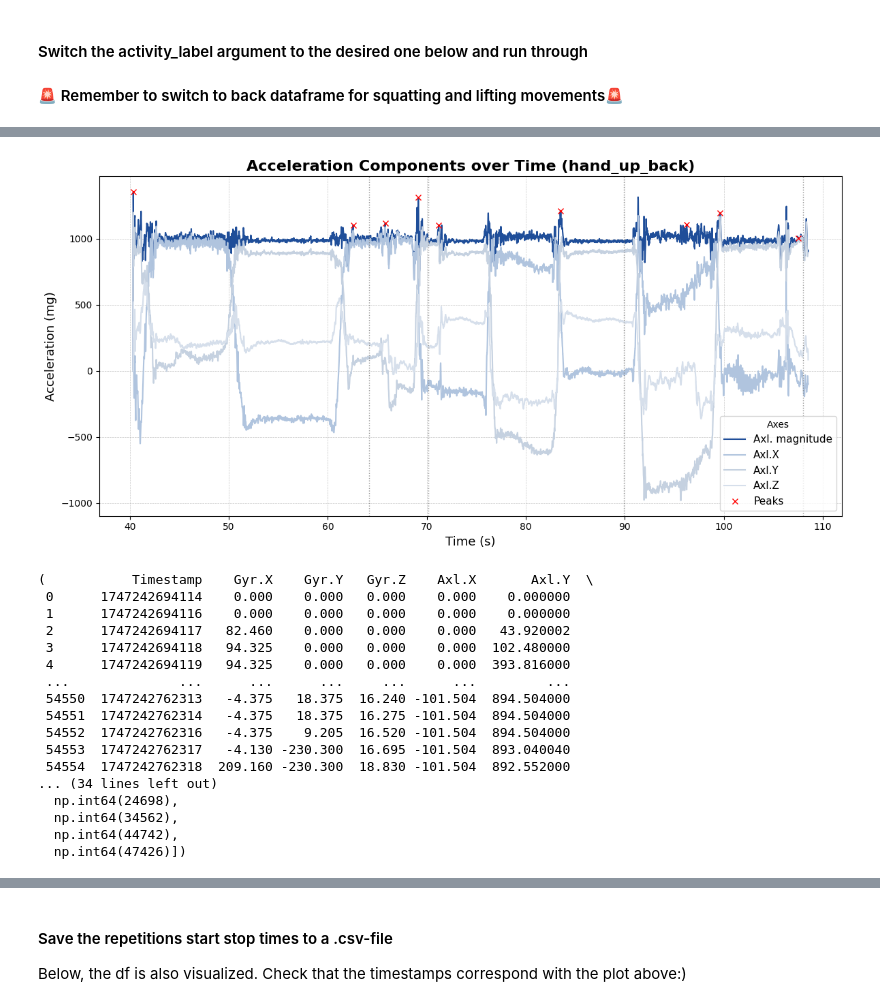
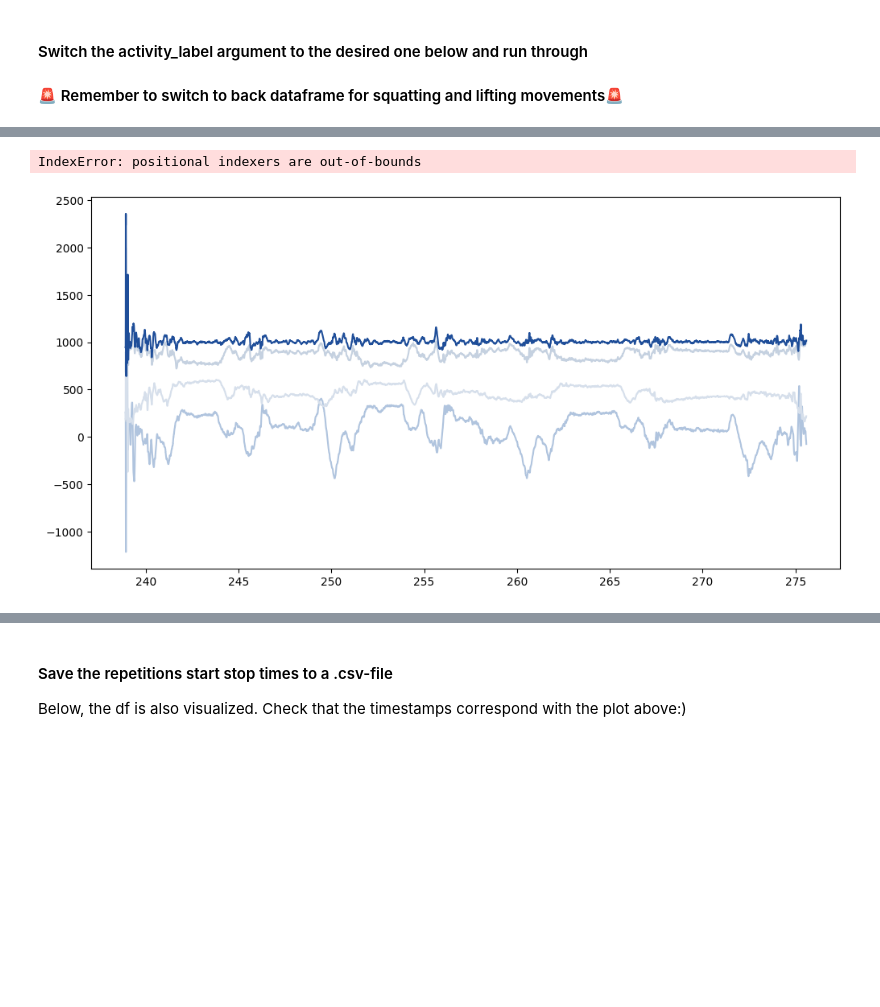
Before and after one commit to johanneloet/MasterV26, a Jupyter notebook: labeling_pipeline.ipynb, the cells around one changed output, grey strips where cells are left out. Cells and saved outputs as stored; diff of their text form; code cells hidden in the pictures; blank space fills up the shorter version.

```diff
--- a/labeling_pipeline.ipynb
+++ b/labeling_pipeline.ipynb
@@ -307,5 +357,7 @@ start_stop_df = start_stop_df.drop(start_stop_df[start_stop_df['label'] == 'idle
 start_stop_df.to_csv(output_dir / "start_stop_labels.csv")
 
 # label both arm and back files
-_, labeled_arm_path = apply_corrected_labels(new_time_file=fixed_time_arm_path, start_stop_csv_path=output_dir / "start_stop_labels.csv")
-_, labeled_back_path = apply_corrected_labels(new_time_file=fixed_time_back_path, start_stop_csv_path=output_dir / "start_stop_labels.csv")
+_, labeled_larm_path = apply_corrected_labels(new_time_file=fixed_time_larm, start_stop_csv_path=output_dir / "start_stop_labels.csv")
+_, labeled_rarm_path = apply_corrected_labels(new_time_file=fixed_time_rarm, start_stop_csv_path=output_dir / "start_stop_labels.csv")
+_, labeled_lb_path = apply_corrected_labels(new_time_file=fixed_time_lb, start_stop_csv_path=output_dir / "start_stop_labels.csv")
+_, labeled_ub_path = apply_corrected_labels(new_time_file=fixed_time_ub, start_stop_csv_path=output_dir / "start_stop_labels.csv")
@@ -426,32 +469,19 @@ imu_columns = ["Axl.X", "Axl.Y", "Axl.Z",
 
 fsr_columns = [f"Fsr.{str(sensor).zfill(2)}" for sensor in range(1, 17)]
 
-df_filtered_arm, path_arm_filtered = median_filter_medfilt(outpath_arm_no_idle, imu_columns, kernel_size=21)
-df_filtered_back, path_back_filtered = median_filter_medfilt(outpath_back_no_idle, imu_columns, kernel_size=21)
+df_filtered_rarm, path_rarm_filtered = median_filter_medfilt(outpath_rarm_no_idle, imu_columns, kernel_size=21)
+df_filtered_larm, path_back_larm = median_filter_medfilt(outpath_larm_no_idle, imu_columns, kernel_size=21)
+df_filtered_lb, path_lb_filtered = median_filter_medfilt(outpath_lb_no_idle, imu_columns, kernel_size=21)
+df_filtered_ub, path_back_ub = median_filter_medfilt(outpath_ub_no_idle, imu_columns, kernel_size=21)
 
-#df_filtered_left, path_left_filtered = median_filter_medfilt(outpath_left_no_idle, fsr_columns, 9)
-#df_filtered_right, path_right_filtered = median_filter_medfilt(outpath_right_no_idle, fsr_columns, 9)
+df_filtered_lsole, path_lsole_filtered = median_filter_medfilt(outpath_lsole_no_idle, fsr_columns, kernel_size=9)
+df_filtered_rsole, path_rsole_filtered = median_filter_medfilt(outpath_rsole_no_idle, fsr_columns, kernel_size=9)
 
-# df_filtered_left = df_filtered_left.drop(columns=imu_columns)
-# df_filtered_right = df_filtered_right.drop(columns=imu_columns)
+df_filtered_lsole = df_filtered_lsole.drop(columns=imu_columns)
+df_filtered_rsole = df_filtered_rsole.drop(columns=imu_columns)
 
-# df_filtered_left.to_csv(f"{path_left_filtered.rstrip('.csv')}_drop_imu.csv")
-# df_filtered_right.to_csv(f"{path_right_filtered.rstrip('.csv')}_drop_imu.csv")
-
-
-#before_filter_df = pd.read_csv(outpath_right_no_idle)
-
-# # compare pressure data before and after.
-# for fsr in fsr_columns:
-#     plt.figure(figsize=(12, 6))  # ⬅️ wider figure (increase first number)
-#     plt.plot(before_filter_df['ReconstructedTime'], before_filter_df[fsr], label='Before Filter')
-#     plt.plot(df_filtered_right['ReconstructedTime'], df_filtered_right[fsr], label='After Filter')
-#     plt.xlabel('Time')
-
-#     plt.ylabel(f'Pressure {fsr}')
-#     plt.legend()
-#     plt.title('Comparison of fsr data before and after median filter')
-#     plt.show()
+df_filtered_lsole.to_csv(f"{path_lsole_filtered.rstrip('.csv')}_drop_imu.csv")
+df_filtered_rsole.to_csv(f"{path_rsole_filtered.rstrip('.csv')}_drop_imu.csv")
 # %% [markdown]
 ### Find repetition IDs
 # %% [markdown]
@@ -509,5 +527,5 @@ df_filtered_right = pd.read_csv(right)
 # %%
 # we use the arm df from the previous cell
-activity_label = 'hands_up'
-_, peaks, peaks_mask = plot_activity_accelerations_peaks_and_magnitude(df_filtered_arm, activity_label, height=1100, distance=1100)
+activity_label = 'torso_twist'
+_, peaks, peaks_mask = plot_activity_accelerations_peaks_and_magnitude(df_filtered_lb, activity_label, height=900, distance=1100)
 # %% [output]
@@ -562,25 +594,9 @@ filtered_peaks_original
 # %%
 # plot again to see that everything aligns
 
-plot_activity_accelerations_peaks_and_magnitude(df_filtered_arm, activity_label, peak_indices=filtered_peaks)
+plot_activity_accelerations_peaks_and_magnitude(df_filtered_lb, activity_label, peak_indices=filtered_peaks)
 # %% [output]
+IndexError: positional indexers are out-of-bounds
-[figure, old version]
+[figure, new version]
-(           Timestamp    Gyr.X    Gyr.Y   Gyr.Z    Axl.X       Axl.Y  \
- 0      1747242694114    0.000    0.000   0.000    0.000    0.000000
- 1      1747242694116    0.000    0.000   0.000    0.000    0.000000
- 2      1747242694117   82.460    0.000   0.000    0.000   43.920002
- 3      1747242694118   94.325    0.000   0.000    0.000  102.480000
- 4      1747242694119   94.325    0.000   0.000    0.000  393.816000
- ...              ...      ...      ...     ...      ...         ...
- 54550  1747242762313   -4.375   18.375  16.240 -101.504  894.504000
- 54551  1747242762314   -4.375   18.375  16.275 -101.504  894.504000
- 54552  1747242762316   -4.375    9.205  16.520 -101.504  894.504000
- 54553  1747242762317   -4.130 -230.300  16.695 -101.504  893.040040
- 54554  1747242762318  209.160 -230.300  18.830 -101.504  892.552000
-... (34 lines left out)
-  np.int64(24698),
-  np.int64(34562),
-  np.int64(44742),
-  np.int64(47426)])
 # %%
 len(filtered_peaks) == len(filtered_peaks_original)
```
Also changed, not shown: parts of 38 cells of this notebook, 3 other files.
